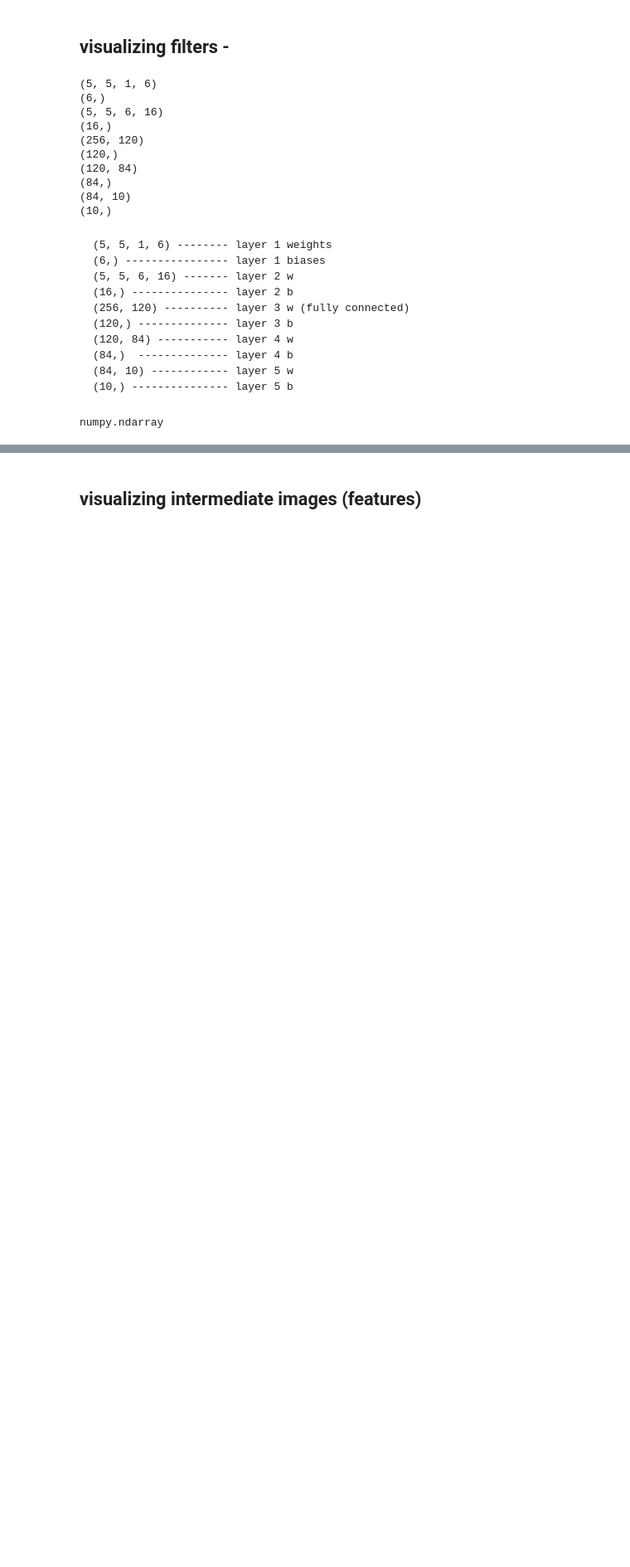
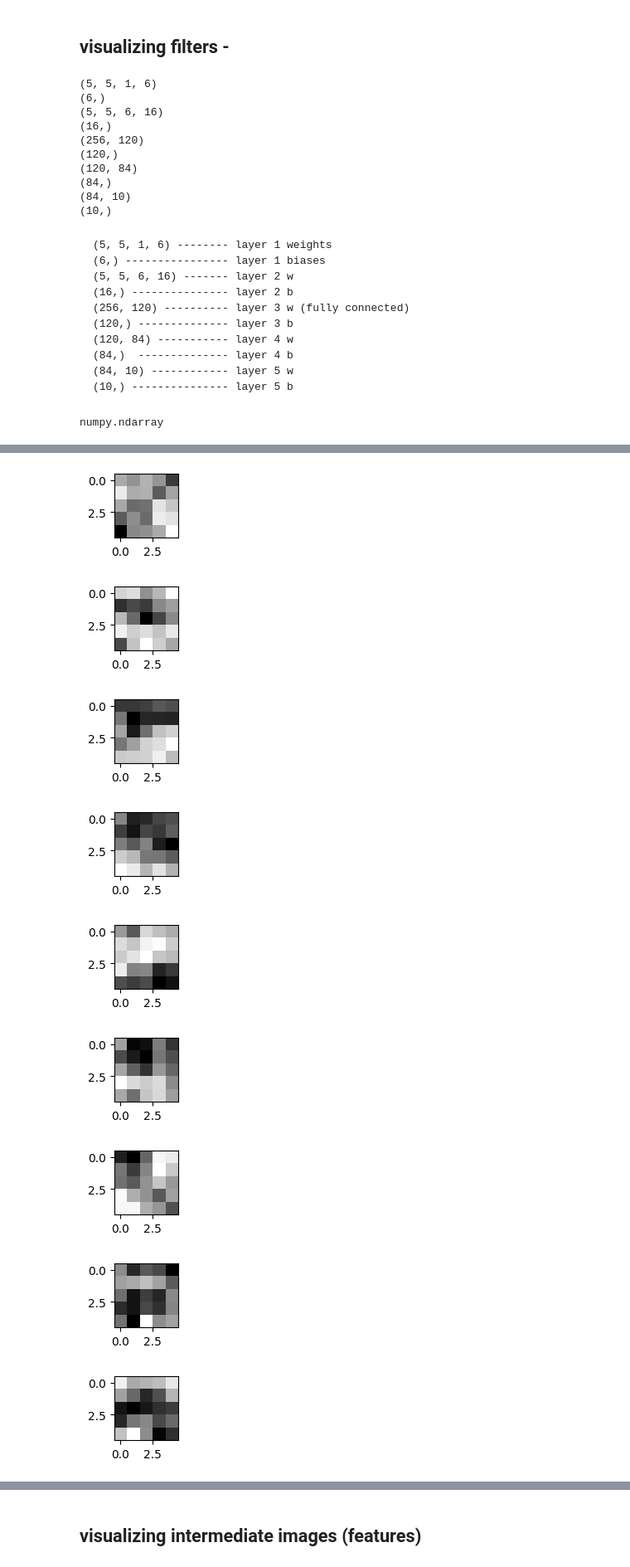
Before and after one commit to ParamAhuja/DL_Notebooks, a Jupyter notebook: LENET5_CNN.ipynb, the cells around one changed output, grey strips where cells are left out. Shown at 83% size. Saved outputs shown, nothing was run; the diff lists cells and outputs as text; code cells hidden in the pictures; blank space fills up the shorter version.

```diff
--- a/LENET5_CNN.ipynb
+++ b/LENET5_CNN.ipynb
@@ -183,6 +193,17 @@ for i in range(6):
 # %%
-# # layer 2 filters
-# for i in range(16):
-#   for j in range(6):
-#     plt.imshow(weights[2][:,:,j,i])
-#     plt.show()
+# layer 2 filters
+for i in range(8): # only 8 out of 16
+  for j in range(6):
+    plt.figure(figsize = (1,1))
+    plt.imshow(weights[2][:,:,j,i], cmap = "gray")
+    plt.show()
+# %% [output]
+[figure, added]
+[figure, added]
+[figure, added]
+[figure, added]
+[figure, added]
+[figure, added]
+[figure, added]
+[figure, added]
+[figure, added]
```
Also changed, not shown: parts of 13 cells of this notebook.
